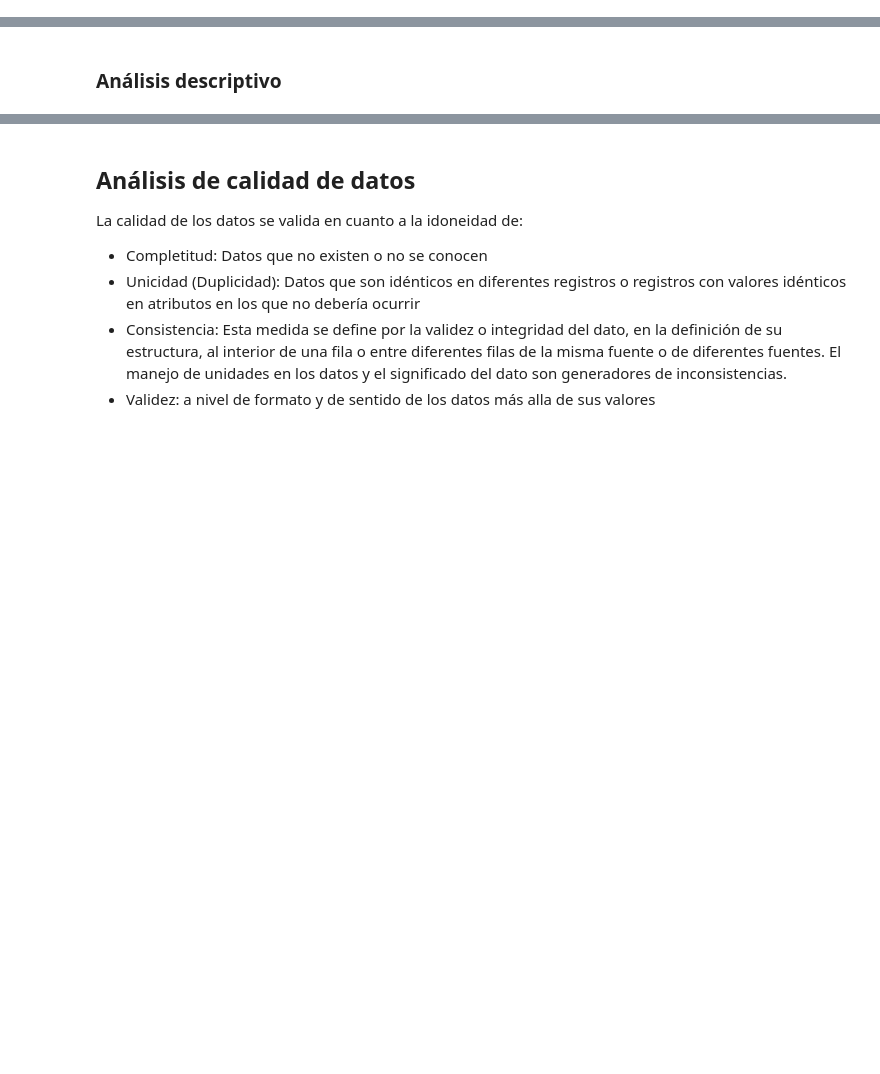
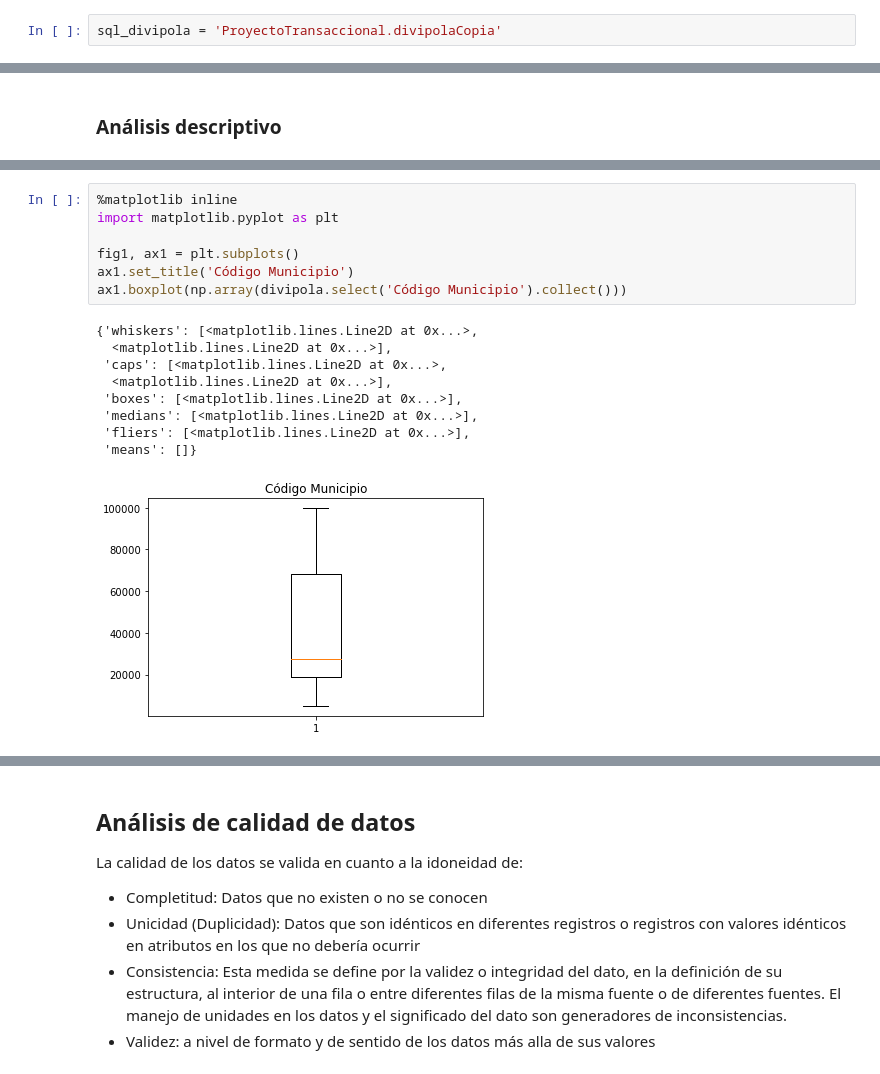
Before and after one commit to sebasarangom/tf_actions, a Jupyter notebook: Tarea-Entendimiento-Datos.ipynb, the cells around one changed output, grey strips where cells are left out. Cells and saved outputs as stored; diff of their text form; blank space fills up the shorter version.

```diff
--- a/Tarea-Entendimiento-Datos.ipynb
+++ b/Tarea-Entendimiento-Datos.ipynb
@@ -67,0 +70,2 @@ sql_movimientos = 'WWImportersTransactional.movimientosCopia'
+# %%
+sql_divipola = 'ProyectoTransaccional.divipolaCopia'
@@ -288,0 +487,17 @@ El análisis de la tabla de movimientos revela lo siguiente: los TransaccionProd
+# %%
+%matplotlib inline
+import matplotlib.pyplot as plt
+
+fig1, ax1 = plt.subplots()
+ax1.set_title('Código Municipio')
+ax1.boxplot(np.array(divipola.select('Código Municipio').collect()))
+# %% [output]
+{'whiskers': [<matplotlib.lines.Line2D at 0x...>,
+  <matplotlib.lines.Line2D at 0x...>],
+ 'caps': [<matplotlib.lines.Line2D at 0x...>,
+  <matplotlib.lines.Line2D at 0x...>],
+ 'boxes': [<matplotlib.lines.Line2D at 0x...>],
+ 'medians': [<matplotlib.lines.Line2D at 0x...>],
+ 'fliers': [<matplotlib.lines.Line2D at 0x...>],
+ 'means': []}
+[figure, added]
```
Also changed, not shown: parts of 51 cells of this notebook.
